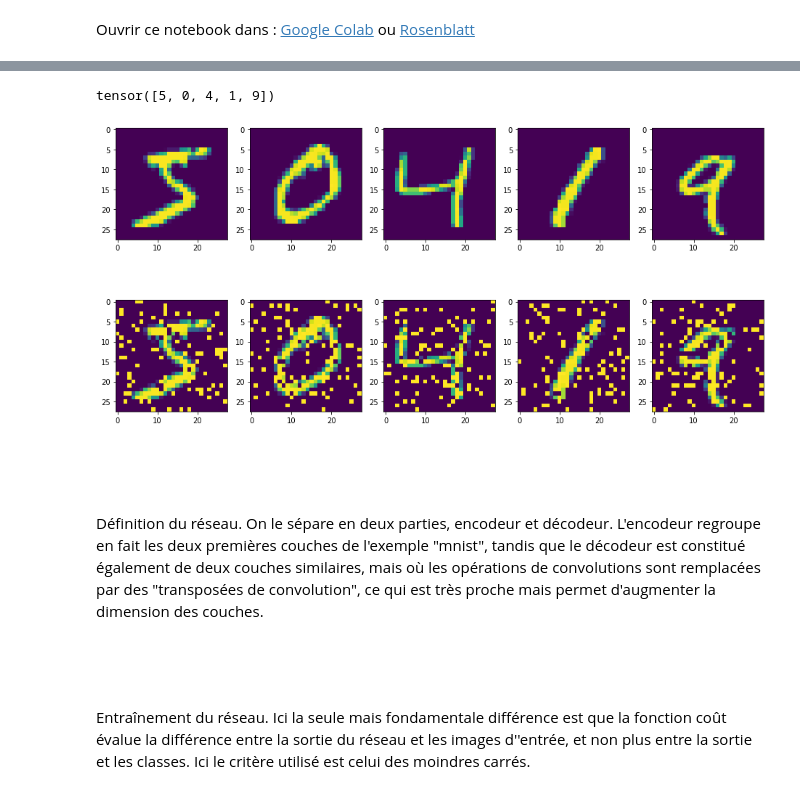
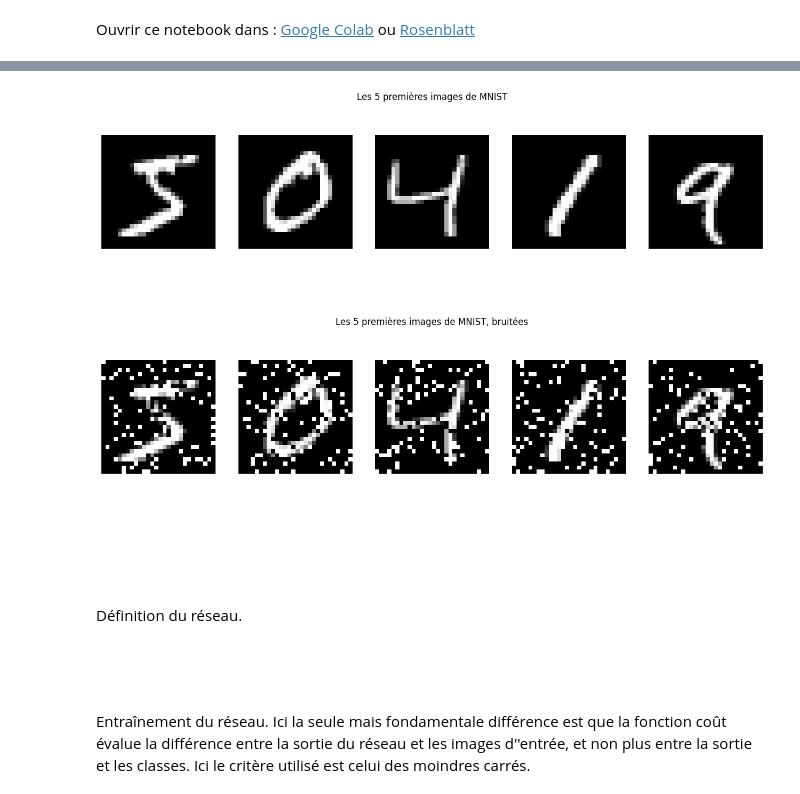
Before and after one commit to joanglaunes/deep_learning_image, a Jupyter notebook: Mnist-denoising.ipynb, the cells around one changed output, grey strips where cells are left out. Saved outputs shown, nothing was run; the diff lists cells and outputs as text; code cells hidden in the pictures.

```diff
--- a/Mnist-denoising.ipynb
+++ b/Mnist-denoising.ipynb
@@ -56,28 +53,45 @@ def salt_and_pepper(images,prob=.1):
-# %%
-# 5 premières images
-labels = train_dataset.train_labels
-print(labels[0:5])
-images = train_dataset.train_data.float()/255
-images_noisy = salt_and_pepper(images)
-
-import numpy as np
-import matplotlib.pyplot as plt
-plt.rcParams['figure.figsize'] = [16, 8]
-for k in range(5):
-    plt.subplot(2, 5, k+1)
-    plt.imshow(images[k,:,:])
-for k in range(5):
-    plt.subplot(2, 5, k+6)
-    plt.imshow(images_noisy[k,:,:])
-plt.show()
-# %% [output]
-tensor([5, 0, 4, 1, 9])
-[figure, removed]
-# %% [markdown]
-<br>
-<br>
-<br>
-Définition du réseau. On le sépare en deux parties, encodeur et décodeur. L'encodeur regroupe en fait les deux premières couches de l'exemple "mnist", tandis que le décodeur est constitué également de deux couches similaires, mais où les opérations de convolutions sont remplacées par des "transposées de convolution", ce qui est très proche mais permet d'augmenter la dimension des couches.
+# %%
+def salt_and_pepper(images,prob=.1):
+    images_noisy = images.clone()
+    rnd = torch.rand(images.shape)
+    images_noisy[rnd<prob] = 0
+    images_noisy[rnd>1-prob] = 1
+    return images_noisy
+
+def show_images(images, nrows=1, title=None):
+    plt.figure(figsize=(plt.rcParams['figure.figsize'][0],0.1))
+    plt.axis("off")
+    plt.title(title)
+    plt.show()
+    nb_ims = images.shape[0]
+    ncols = math.ceil(nb_ims/nrows)
+    for k,im in enumerate(images):
+        plt.subplot(nrows, ncols, k+1)
+        plt.imshow(images[k,:,:], cmap="gray")
+        plt.axis("off")
+    plt.show()
+    plt.figure(figsize=(plt.rcParams['figure.figsize'][0],0.3))
+    plt.axis("off")
+    plt.show()
+# %%
+# 5 premières images
+train_images_sample = train_dataset.data[:5,:,:].float()/255
+train_images_sample_noisy = salt_and_pepper(train_images_sample)
+
+show_images(train_images_sample, title="Les 5 premières images de MNIST")
+show_images(train_images_sample_noisy, title="Les 5 premières images de MNIST, bruitées")
+# %% [output]
+[figure, added]
+[figure, added]
+[figure, added]
+[figure, added]
+[figure, added]
+[figure, added]
+# %% [markdown]
+<br>
+<br>
+<br>
+Définition du réseau.
 # %%
 
 # Convolutional neural network
```
Also changed, not shown: parts of 19 cells of this notebook.
